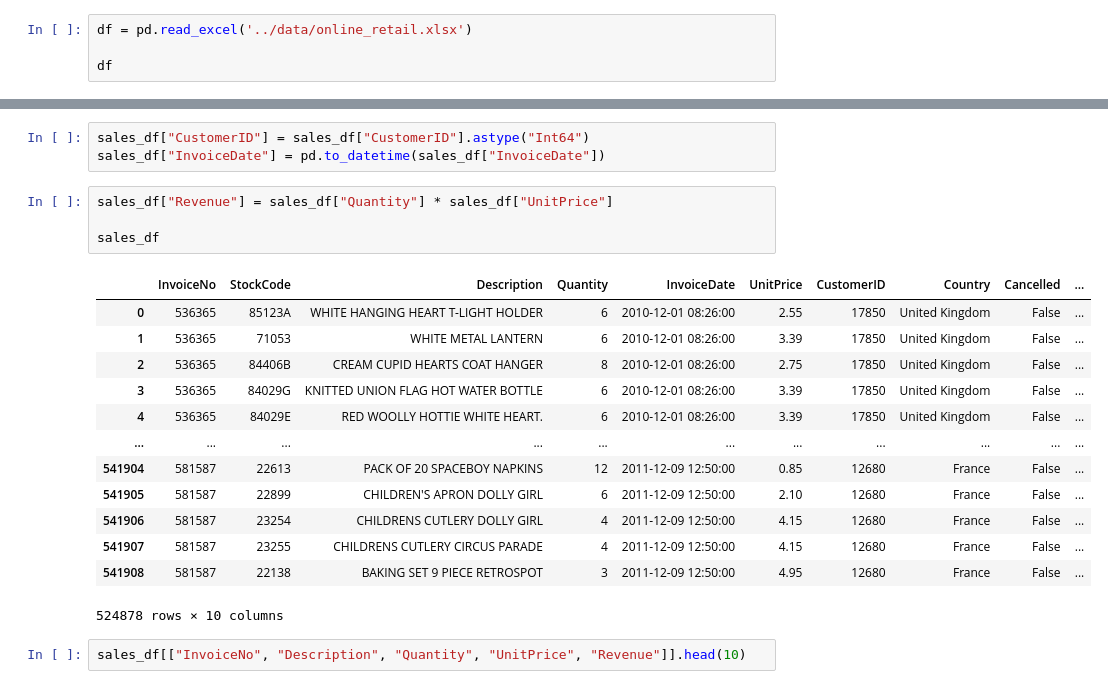
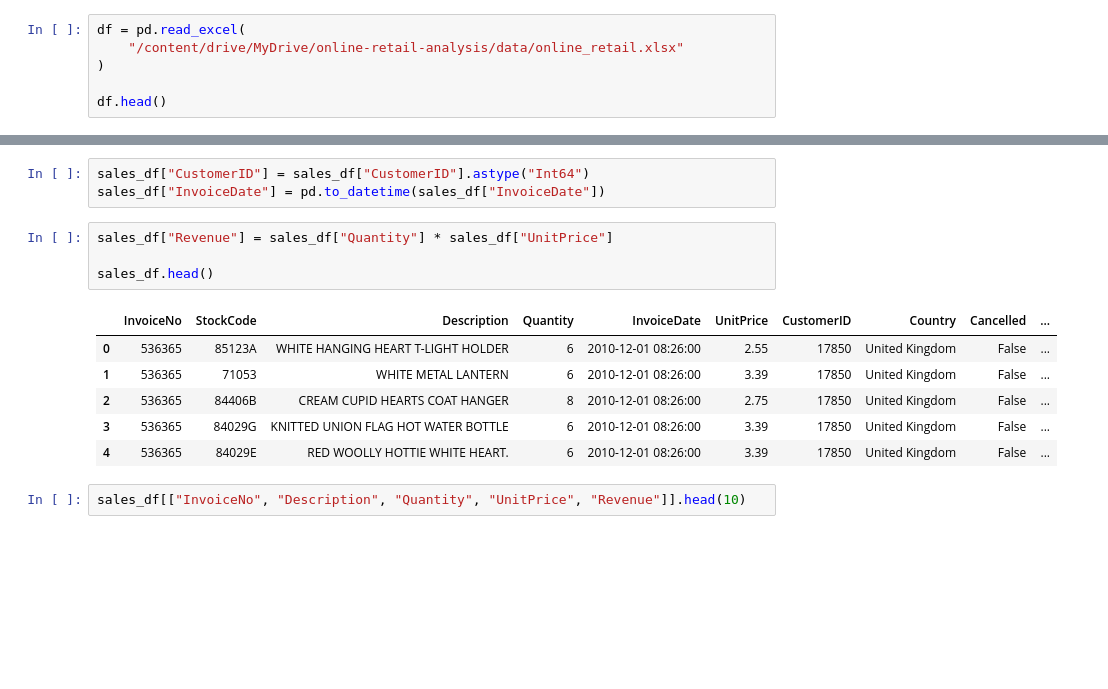
Before and after one commit to Brutva/online-retail-analysis, a Jupyter notebook: notebooks/online_retail_analysis.ipynb, the cells around one changed output, grey strips where cells are left out. Drawn from its saved outputs; the diff is of its cells as text; blank space fills up the shorter version.

```diff
--- a/notebooks/online_retail_analysis.ipynb
+++ b/notebooks/online_retail_analysis.ipynb
@@ -15,9 +21,11 @@ pd.set_option('display.max_columns', None)
 
 sns.set_theme(style="whitegrid")
 # %%
-df = pd.read_excel('../data/online_retail.xlsx')
+df = pd.read_excel(
+    "/content/drive/MyDrive/online-retail-analysis/data/online_retail.xlsx"
+)
 
-df
+df.head()
 # %% [output]
 |  | InvoiceNo | StockCode | Description | Quantity | InvoiceDate | UnitPrice | CustomerID | Country |
 | 0 | 536365 | 85123A | WHITE HANGING HEART T-LIGHT HOLDER | 6 | 2010-12-01 08:26:00 | 2.55 | 17850.0 | United Kingdom |
@@ -145,21 +155,14 @@ sales_df["InvoiceDate"] = pd.to_datetime(sales_df["InvoiceDate"])
 # %%
 sales_df["Revenue"] = sales_df["Quantity"] * sales_df["UnitPrice"]
 
-sales_df
+sales_df.head()
 # %% [output]
 |  | InvoiceNo | StockCode | Description | Quantity | InvoiceDate | UnitPrice | CustomerID | Country | Cancelled | ... |
 | 0 | 536365 | 85123A | WHITE HANGING HEART T-LIGHT HOLDER | 6 | 2010-12-01 08:26:00 | 2.55 | 17850 | United Kingdom | False | ... |
 | 1 | 536365 | 71053 | WHITE METAL LANTERN | 6 | 2010-12-01 08:26:00 | 3.39 | 17850 | United Kingdom | False | ... |
 | 2 | 536365 | 84406B | CREAM CUPID HEARTS COAT HANGER | 8 | 2010-12-01 08:26:00 | 2.75 | 17850 | United Kingdom | False | ... |
 | 3 | 536365 | 84029G | KNITTED UNION FLAG HOT WATER BOTTLE | 6 | 2010-12-01 08:26:00 | 3.39 | 17850 | United Kingdom | False | ... |
 | 4 | 536365 | 84029E | RED WOOLLY HOTTIE WHITE HEART. | 6 | 2010-12-01 08:26:00 | 3.39 | 17850 | United Kingdom | False | ... |
-| ... | ... | ... | ... | ... | ... | ... | ... | ... | ... | ... |
-| 541904 | 581587 | 22613 | PACK OF 20 SPACEBOY NAPKINS | 12 | 2011-12-09 12:50:00 | 0.85 | 12680 | France | False | ... |
-| 541905 | 581587 | 22899 | CHILDREN'S APRON DOLLY GIRL | 6 | 2011-12-09 12:50:00 | 2.10 | 12680 | France | False | ... |
-| 541906 | 581587 | 23254 | CHILDRENS CUTLERY DOLLY GIRL | 4 | 2011-12-09 12:50:00 | 4.15 | 12680 | France | False | ... |
-| 541907 | 581587 | 23255 | CHILDRENS CUTLERY CIRCUS PARADE | 4 | 2011-12-09 12:50:00 | 4.15 | 12680 | France | False | ... |
-| 541908 | 581587 | 22138 | BAKING SET 9 PIECE RETROSPOT | 3 | 2011-12-09 12:50:00 | 4.95 | 12680 | France | False | ... |
-524878 rows × 10 columns
 # %%
 sales_df[["InvoiceNo", "Description", "Quantity", "UnitPrice", "Revenue"]].head(10)
 # %% [output]
```
Also changed, not shown: parts of 9 cells of this notebook.
